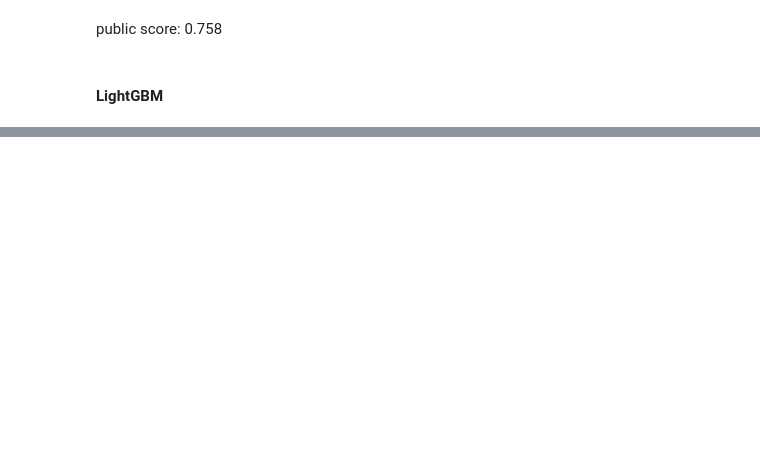
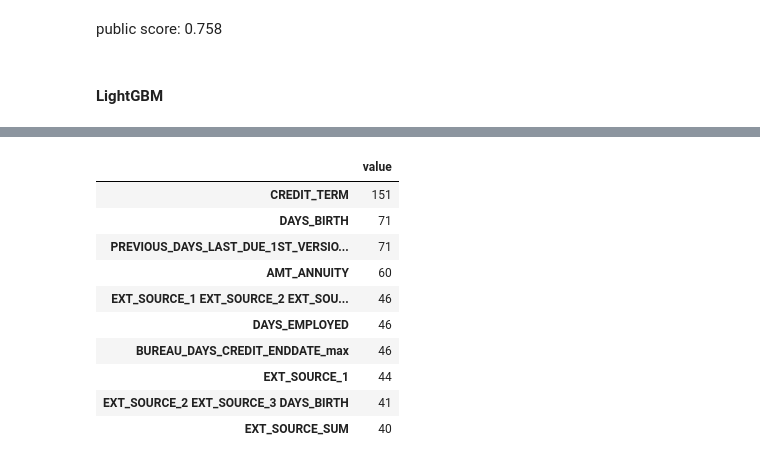
Before and after one commit to bingdiaoxiaomao/kaggle, a Jupyter notebook: Home credit default risk/model/modeling & hyperopt.ipynb, the cells around one changed output, grey strips where cells are left out. Saved outputs shown, nothing was run; the diff lists cells and outputs as text; code cells hidden in the pictures; blank space fills up the shorter version.

```diff
--- a/Home credit default risk/model/modeling & hyperopt.ipynb
+++ b/Home credit default risk/model/modeling & hyperopt.ipynb
@@ -288,0 +330,14 @@ lgbBO.res['max']['max_params']
+# %%
+display(feature_importance.head(10))
+# %% [output]
+|  | value |
+| CREDIT_TERM | 151 |
+| DAYS_BIRTH | 71 |
+| PREVIOUS_DAYS_LAST_DUE_1ST_VERSIO... | 71 |
+| AMT_ANNUITY | 60 |
+| EXT_SOURCE_1 EXT_SOURCE_2 EXT_SOU... | 46 |
+| DAYS_EMPLOYED | 46 |
+| BUREAU_DAYS_CREDIT_ENDDATE_max | 46 |
+| EXT_SOURCE_1 | 44 |
+| EXT_SOURCE_2 EXT_SOURCE_3 DAYS_BIRTH | 41 |
+| EXT_SOURCE_SUM | 40 |
```
Also changed, not shown: parts of 42 cells of this notebook.
